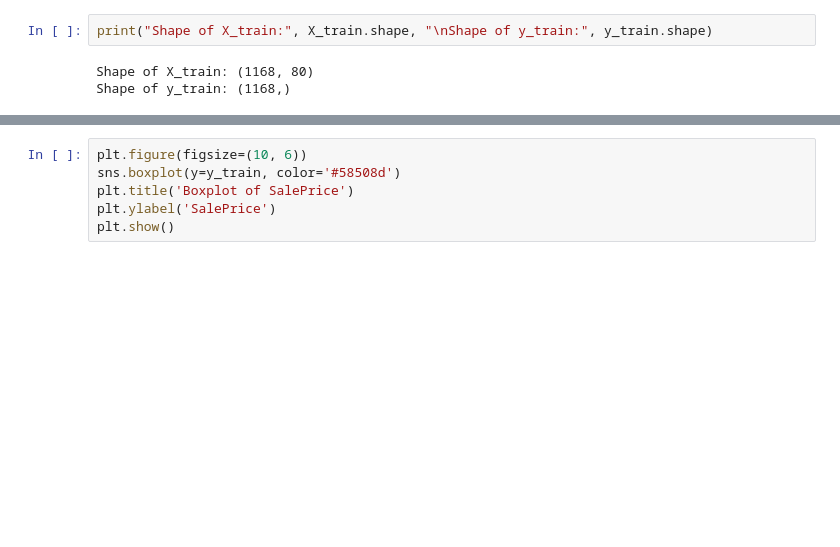
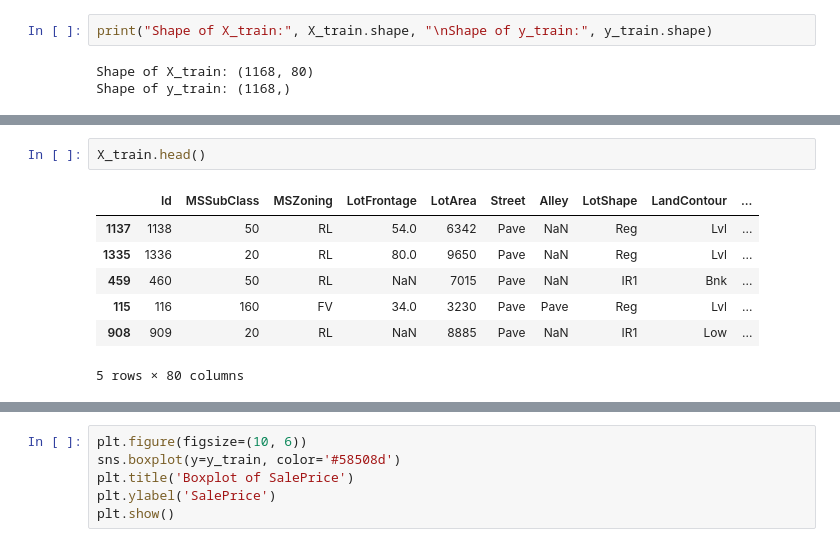
Before and after one commit to bsanchezv/House-prices-Advanced-regression-techniques, a Jupyter notebook: notebooks/1.0-EDA-first-analysis.ipynb, the cells around one changed output, grey strips where cells are left out. Saved outputs shown, nothing was run; the diff lists cells and outputs as text; blank space fills up the shorter version.

```diff
--- a/notebooks/1.0-EDA-first-analysis.ipynb
+++ b/notebooks/1.0-EDA-first-analysis.ipynb
@@ -37,0 +63,10 @@ Shape of y_train: (1168,)
+# %%
+X_train.head()
+# %% [output]
+|  | Id | MSSubClass | MSZoning | LotFrontage | LotArea | Street | Alley | LotShape | LandContour | ... |
+| 1137 | 1138 | 50 | RL | 54.0 | 6342 | Pave | NaN | Reg | Lvl | ... |
+| 1335 | 1336 | 20 | RL | 80.0 | 9650 | Pave | NaN | Reg | Lvl | ... |
+| 459 | 460 | 50 | RL | NaN | 7015 | Pave | NaN | IR1 | Bnk | ... |
+| 115 | 116 | 160 | FV | 34.0 | 3230 | Pave | Pave | Reg | Lvl | ... |
+| 908 | 909 | 20 | RL | NaN | 8885 | Pave | NaN | IR1 | Low | ... |
+5 rows × 80 columns
```
Also changed, not shown: parts of 50 cells of this notebook.
